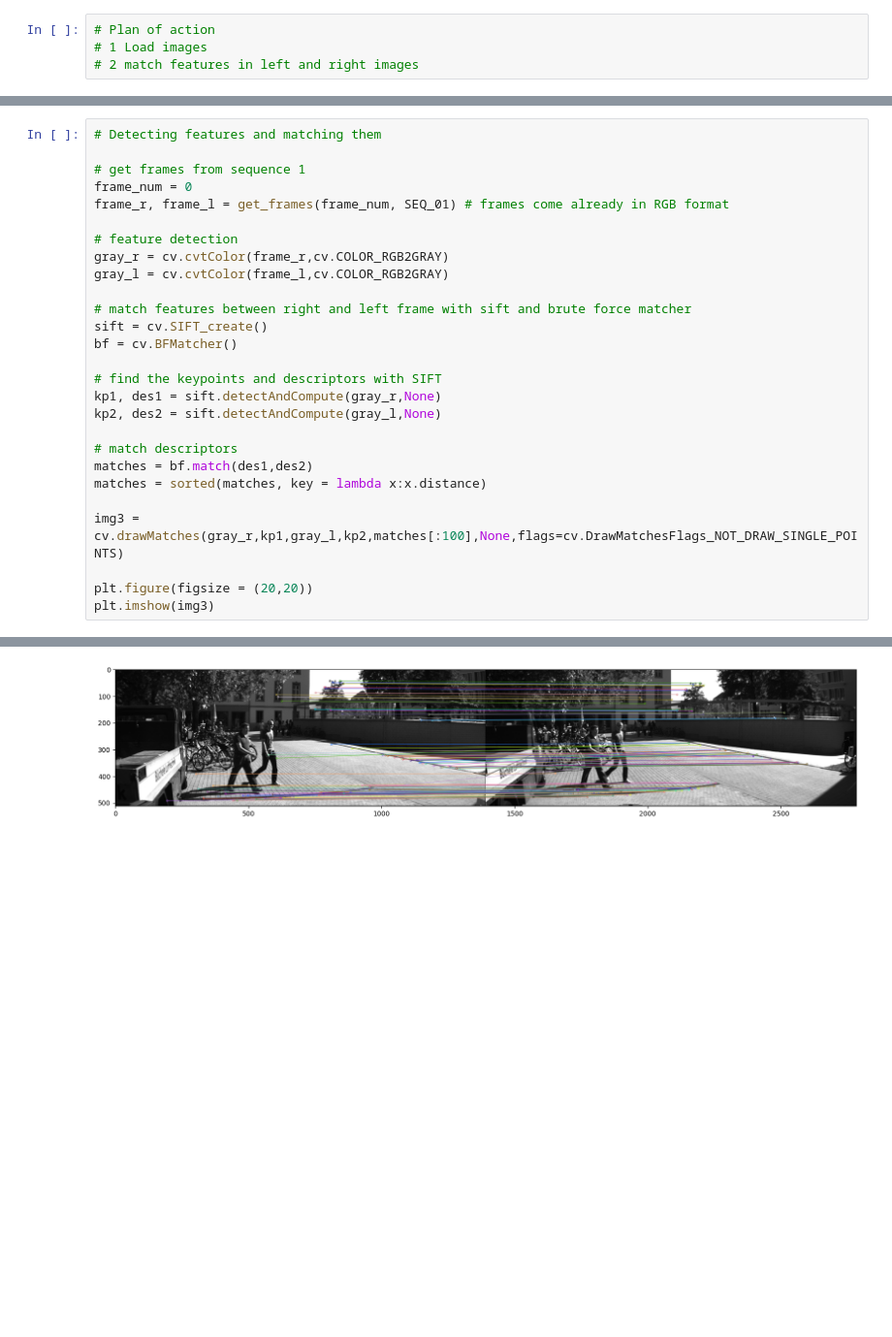
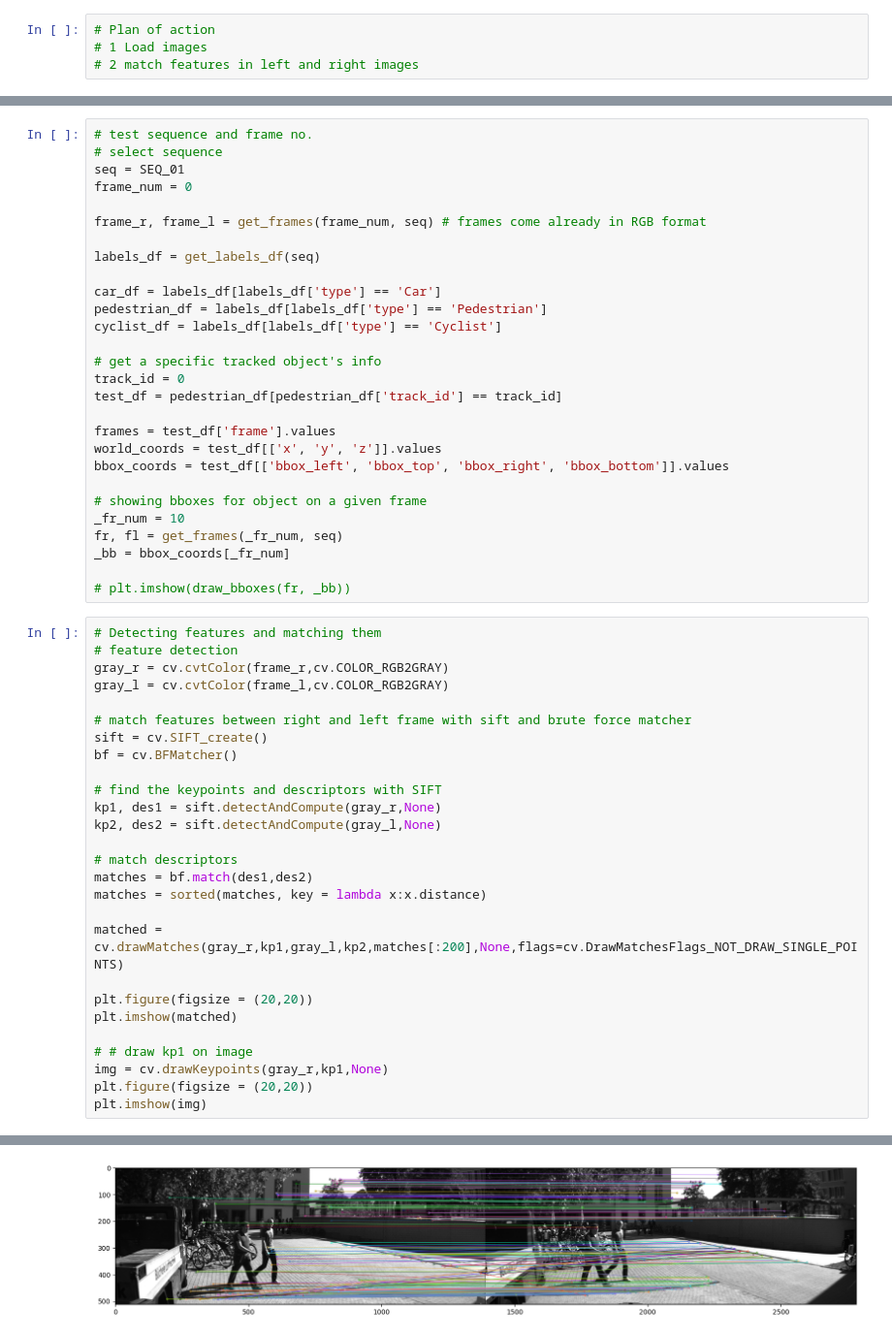
Before and after one commit to alexciru/Pfas-finalProject, a Jupyter notebook: notebooks/feature_detection.ipynb, the cells around one changed output, grey strips where cells are left out. Shown at 97% size. Cells and saved outputs as stored; diff of their text form; blank space fills up the shorter version.

```diff
--- a/notebooks/feature_detection.ipynb
+++ b/notebooks/feature_detection.ipynb
@@ -12,30 +37,58 @@ from utils import get_frames, get_labels_df, SEQ_01, SEQ_02, SEQ_03
+# %%
+# test sequence and frame no.
+# select sequence
+seq = SEQ_01
+frame_num = 0
+
+frame_r, frame_l = get_frames(frame_num, seq) # frames come already in RGB format
+
+labels_df = get_labels_df(seq)
+
+car_df = labels_df[labels_df['type'] == 'Car']
+pedestrian_df = labels_df[labels_df['type'] == 'Pedestrian']
+cyclist_df = labels_df[labels_df['type'] == 'Cyclist']
+
+# get a specific tracked object's info
+track_id = 0
+test_df = pedestrian_df[pedestrian_df['track_id'] == track_id]
+
+frames = test_df['frame'].values
+world_coords = test_df[['x', 'y', 'z']].values
+bbox_coords = test_df[['bbox_left', 'bbox_top', 'bbox_right', 'bbox_bottom']].values
+
+# showing bboxes for object on a given frame
+_fr_num = 10
+fr, fl = get_frames(_fr_num, seq)
+_bb = bbox_coords[_fr_num]
+
+# plt.imshow(draw_bboxes(fr, _bb))
 # %%
 # Detecting features and matching them
-
-# get frames from sequence 1
-frame_num = 0
-frame_r, frame_l = get_frames(frame_num, SEQ_01) # frames come already in RGB format
-
 # feature detection
 gray_r = cv.cvtColor(frame_r,cv.COLOR_RGB2GRAY)
 gray_l = cv.cvtColor(frame_l,cv.COLOR_RGB2GRAY)
 
 # match features between right and left frame with sift and brute force matcher
 sift = cv.SIFT_create()
 bf = cv.BFMatcher()
 
 # find the keypoints and descriptors with SIFT
 kp1, des1 = sift.detectAndCompute(gray_r,None)
 kp2, des2 = sift.detectAndCompute(gray_l,None)
 
 # match descriptors
 matches = bf.match(des1,des2)
 matches = sorted(matches, key = lambda x:x.distance)
 
-img3 = cv.drawMatches(gray_r,kp1,gray_l,kp2,matches[:100],None,flags=cv.DrawMatchesFlags_NOT_DRAW_SINGLE_POINTS)
+matched = cv.drawMatches(gray_r,kp1,gray_l,kp2,matches[:200],None,flags=cv.DrawMatchesFlags_NOT_DRAW_SINGLE_POINTS)
 
 plt.figure(figsize = (20,20))
-plt.imshow(img3)
+plt.imshow(matched)
+
+# # draw kp1 on image
+img = cv.drawKeypoints(gray_r,kp1,None)
+plt.figure(figsize = (20,20))
+plt.imshow(img)
 # %% [output]
 <matplotlib.image.AxesImage at 0x...>
-[figure, old version]
+[figure, new version]
```
Also changed, not shown: parts of 5 cells of this notebook, 3 other files.
